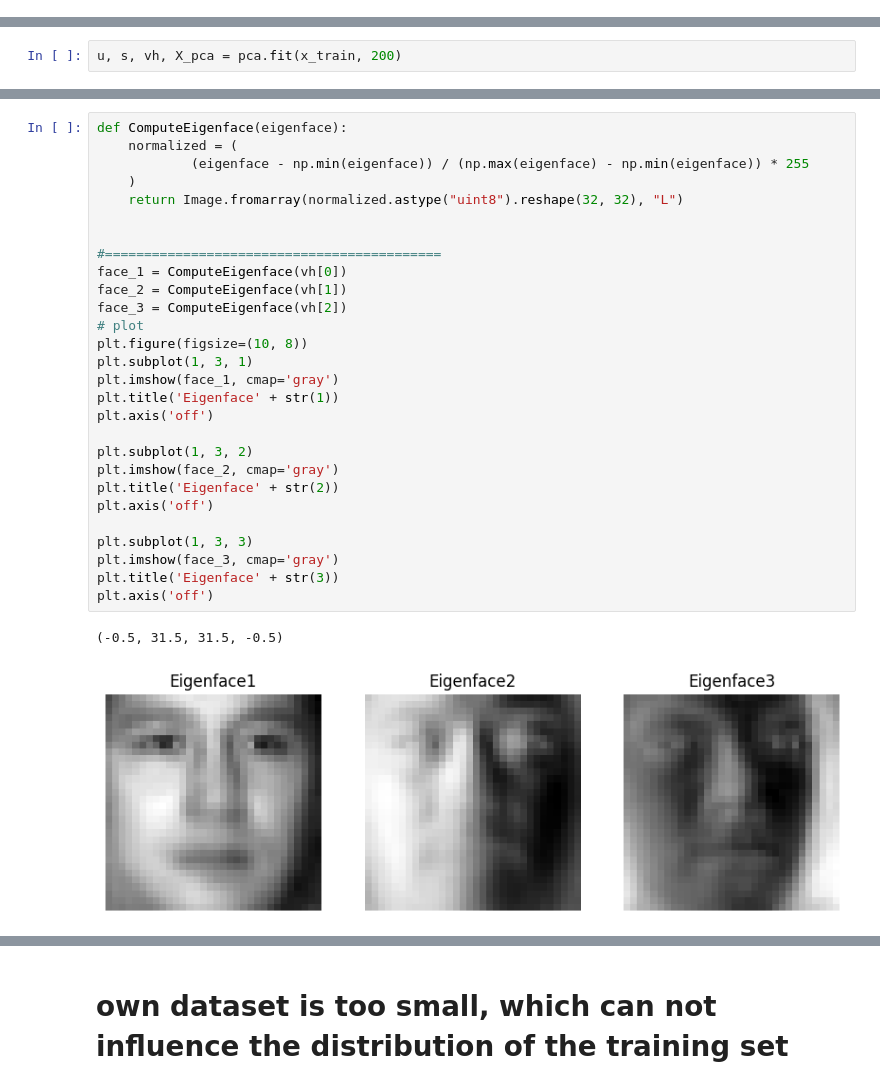
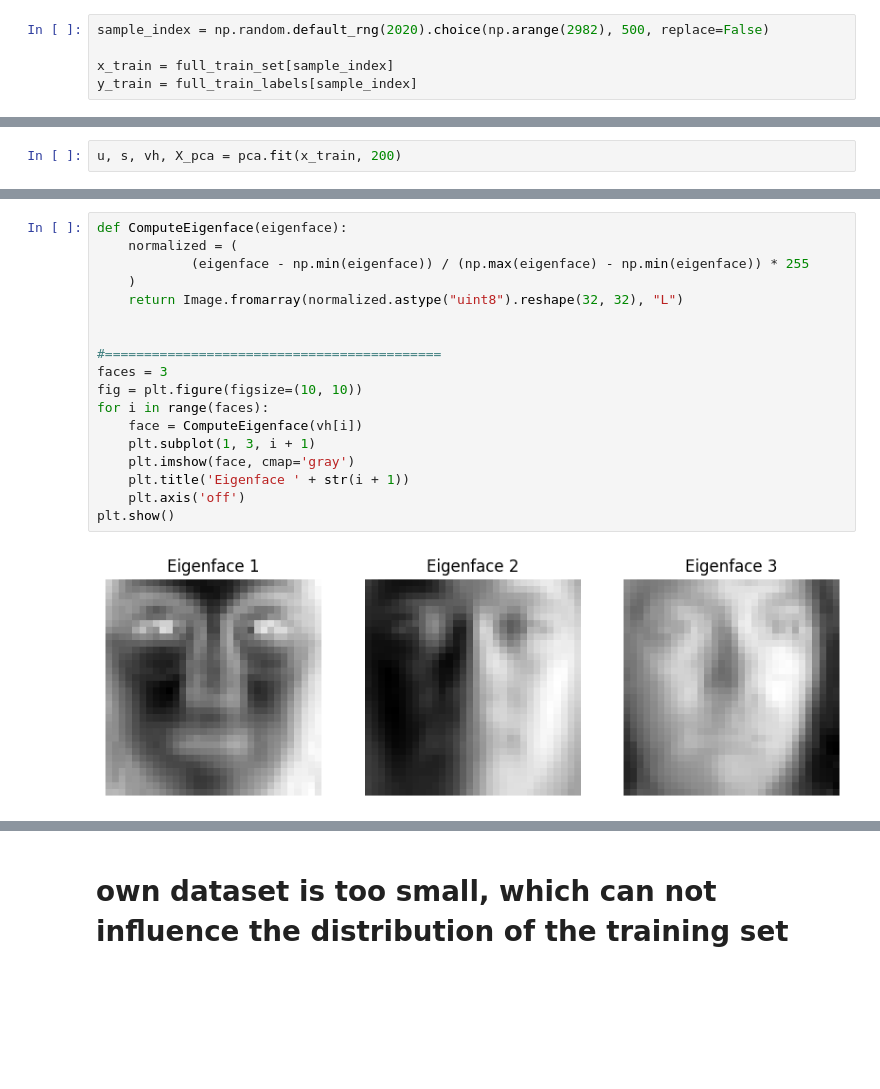
Before and after one commit to frankRenlf/pattern_recognition, a Jupyter notebook: ca2/PCA.ipynb, the cells around one changed output, grey strips where cells are left out. Cells and saved outputs as stored; diff of their text form; blank space fills up the shorter version.

```diff
--- a/ca2/PCA.ipynb
+++ b/ca2/PCA.ipynb
@@ -130,3 +159,8 @@ x_test, y_test = next(iter(test_loader))
+# %%
+sample_index = np.random.default_rng(2020).choice(np.arange(2982), 500, replace=False)
+
+x_train = full_train_set[sample_index]
+y_train = full_train_labels[sample_index]
 # %%
 class PCA:
     def __init__(self):
@@ -181,32 +215,21 @@ plt.show()
 # %%
 def ComputeEigenface(eigenface):
     normalized = (
             (eigenface - np.min(eigenface)) / (np.max(eigenface) - np.min(eigenface)) * 255
     )
     return Image.fromarray(normalized.astype("uint8").reshape(32, 32), "L")
 
 
 #===========================================
-face_1 = ComputeEigenface(vh[0])
-face_2 = ComputeEigenface(vh[1])
-face_3 = ComputeEigenface(vh[2])
-# plot
-plt.figure(figsize=(10, 8))
-plt.subplot(1, 3, 1)
-plt.imshow(face_1, cmap='gray')
-plt.title('Eigenface' + str(1))
-plt.axis('off')
-
-plt.subplot(1, 3, 2)
-plt.imshow(face_2, cmap='gray')
-plt.title('Eigenface' + str(2))
-plt.axis('off')
-
-plt.subplot(1, 3, 3)
-plt.imshow(face_3, cmap='gray')
-plt.title('Eigenface' + str(3))
-plt.axis('off')
+faces = 3
+fig = plt.figure(figsize=(10, 10))
+for i in range(faces):
+    face = ComputeEigenface(vh[i])
+    plt.subplot(1, 3, i + 1)
+    plt.imshow(face, cmap='gray')
+    plt.title('Eigenface ' + str(i + 1))
+    plt.axis('off')
+plt.show()
 # %% [output]
-(-0.5, 31.5, 31.5, -0.5)
-[figure, old version]
+[figure, new version]
 # %%
```
Also changed, not shown: parts of 9 cells of this notebook, 16 other files.
